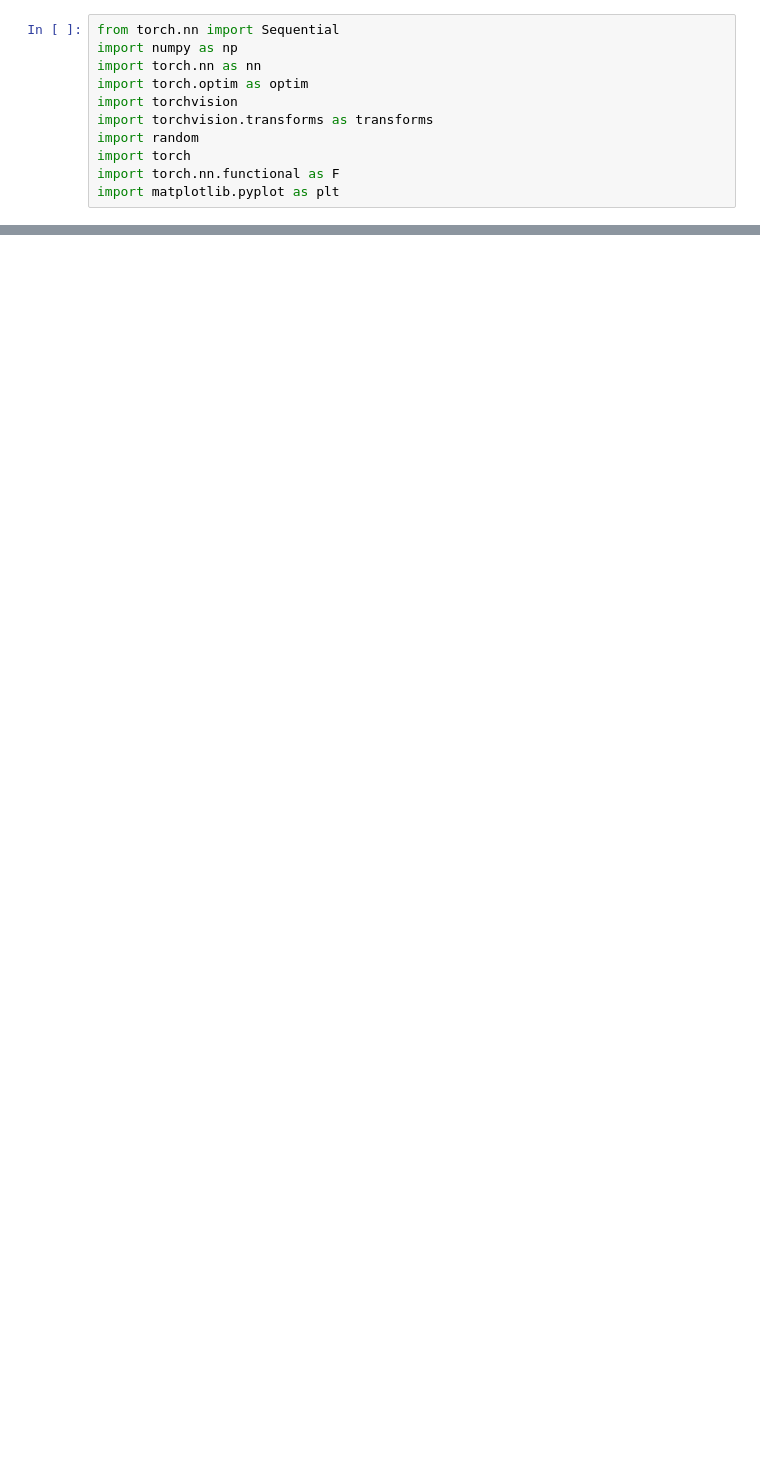
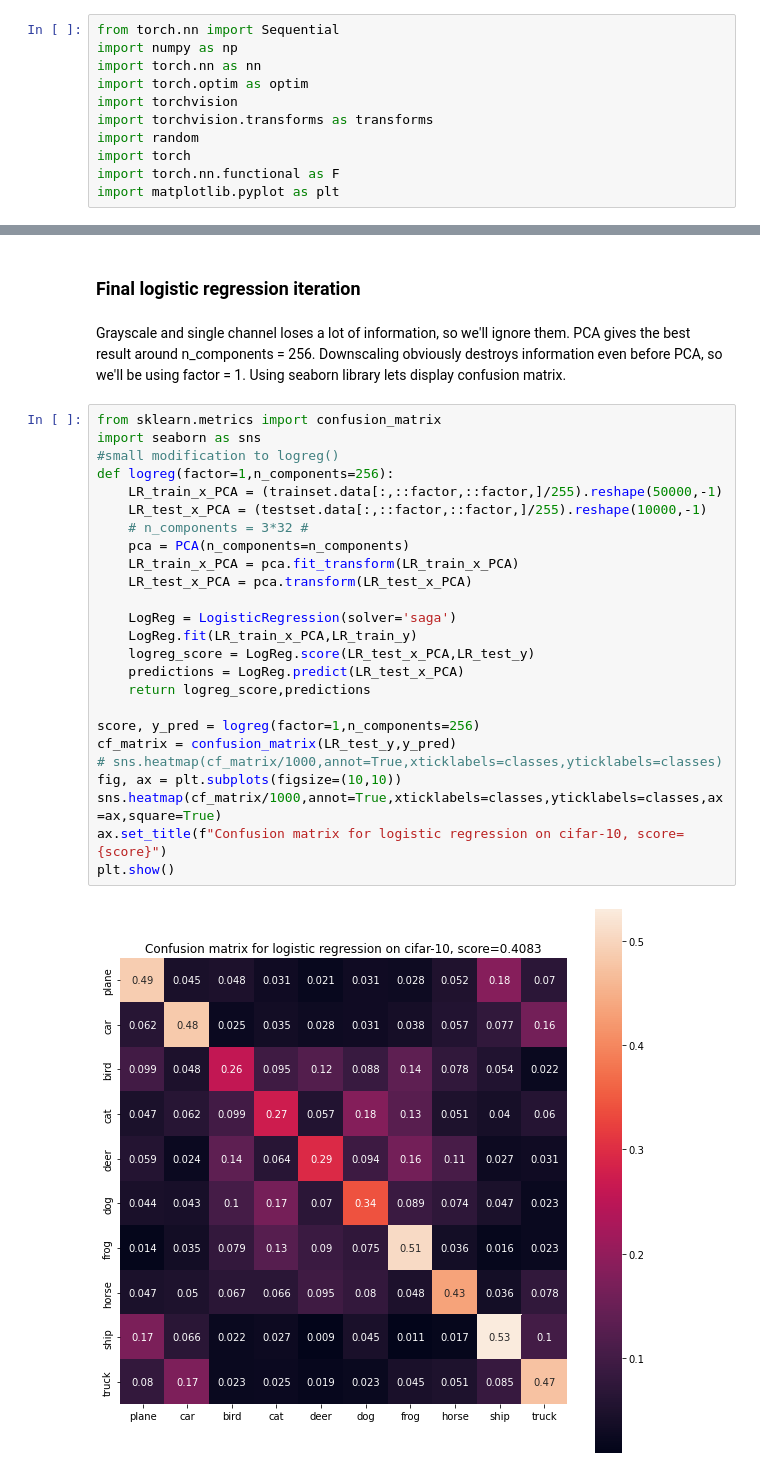
Before and after one commit to berbomeister/ML-project, a Jupyter notebook: ML project/waiting.ipynb, the cells around one changed output, grey strips where cells are left out. Saved outputs shown, nothing was run; the diff lists cells and outputs as text; blank space fills up the shorter version.

```diff
--- a/ML project/waiting.ipynb
+++ b/ML project/waiting.ipynb
@@ -246,0 +186,31 @@ NameError: name 'writer' is not defined
+# %% [markdown]
+### Final logistic regression iteration
+# %% [markdown]
+Grayscale and single channel loses a lot of information, so we'll ignore them. PCA gives the best result around n_components = 256. Downscaling obviously destroys information even before PCA, so we'll be using factor = 1. Using seaborn library lets display confusion matrix.
+# %%
+from sklearn.metrics import confusion_matrix
+import seaborn as sns
+#small modification to logreg()
+def logreg(factor=1,n_components=256):
+    LR_train_x_PCA = (trainset.data[:,::factor,::factor,]/255).reshape(50000,-1)
+    LR_test_x_PCA = (testset.data[:,::factor,::factor,]/255).reshape(10000,-1)
+    # n_components = 3*32 #
+    pca = PCA(n_components=n_components)
+    LR_train_x_PCA = pca.fit_transform(LR_train_x_PCA)
+    LR_test_x_PCA = pca.transform(LR_test_x_PCA)
+
+    LogReg = LogisticRegression(solver='saga')
+    LogReg.fit(LR_train_x_PCA,LR_train_y)
+    logreg_score = LogReg.score(LR_test_x_PCA,LR_test_y)
+    predictions = LogReg.predict(LR_test_x_PCA)
+    return logreg_score,predictions
+
+score, y_pred = logreg(factor=1,n_components=256)
+cf_matrix = confusion_matrix(LR_test_y,y_pred)
+# sns.heatmap(cf_matrix/1000,annot=True,xticklabels=classes,yticklabels=classes)
+fig, ax = plt.subplots(figsize=(10,10))
+sns.heatmap(cf_matrix/1000,annot=True,xticklabels=classes,yticklabels=classes,ax=ax,square=True)
+ax.set_title(f"Confusion matrix for logistic regression on cifar-10, score={score}")
+plt.show()
+# %% [output]
+[figure, added]
```
Also changed, not shown: parts of 89 cells of this notebook, 19 other files.
